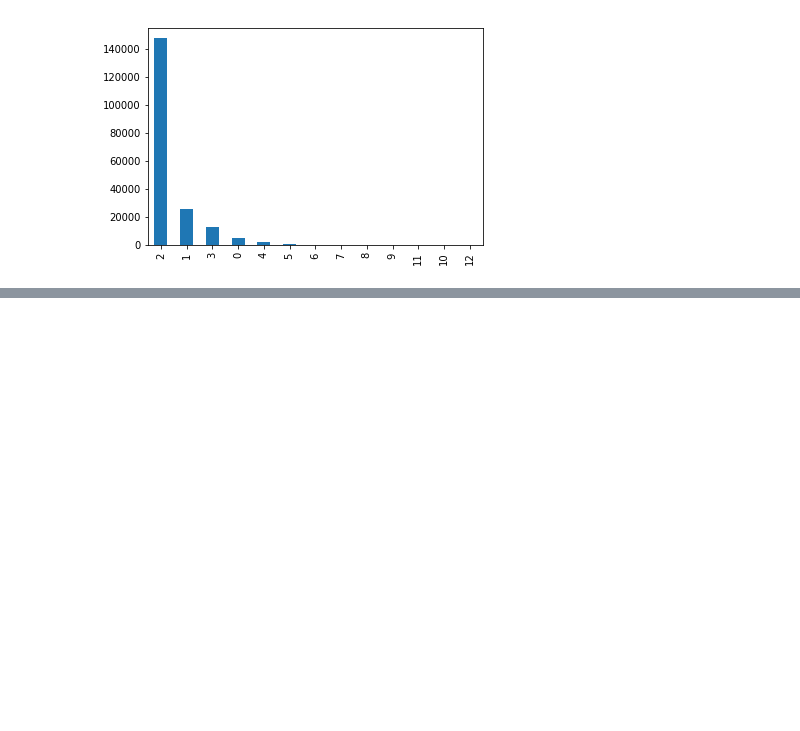
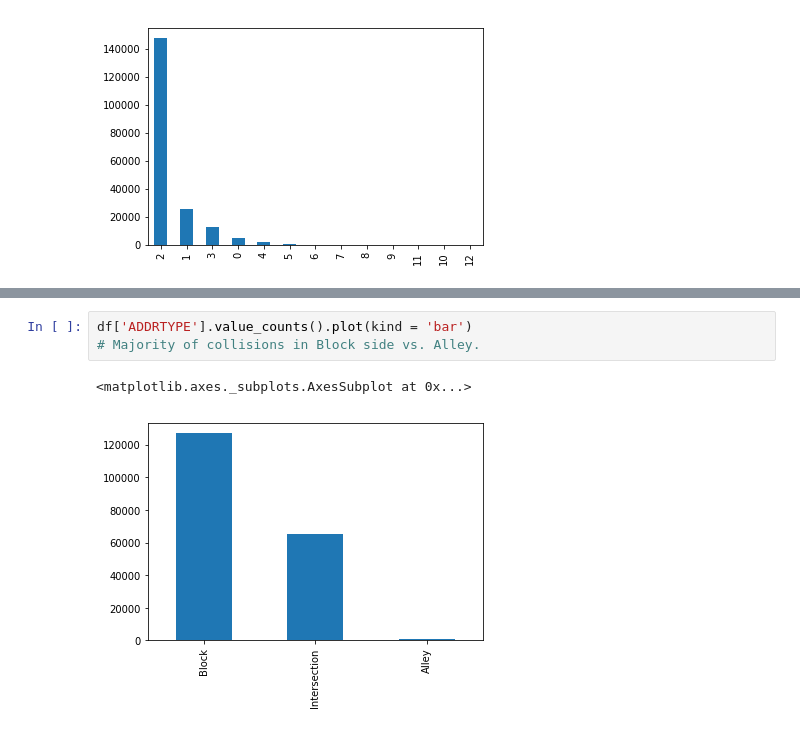
Before and after one commit to MaulikDave9/Coursera_Capstone, a Jupyter notebook: Collision Data Exploration.ipynb, the cells around one changed output, grey strips where cells are left out. Saved outputs shown, nothing was run; the diff lists cells and outputs as text; blank space fills up the shorter version.

```diff
--- a/Collision Data Exploration.ipynb
+++ b/Collision Data Exploration.ipynb
@@ -132,0 +85,6 @@ collision_map
+# %%
+df['ADDRTYPE'].value_counts().plot(kind = 'bar')
+# Majority of collisions in Block side vs. Alley.
+# %% [output]
+<matplotlib.axes._subplots.AxesSubplot at 0x...>
+[figure, added]
```
Also changed, not shown: parts of 3 cells of this notebook.
